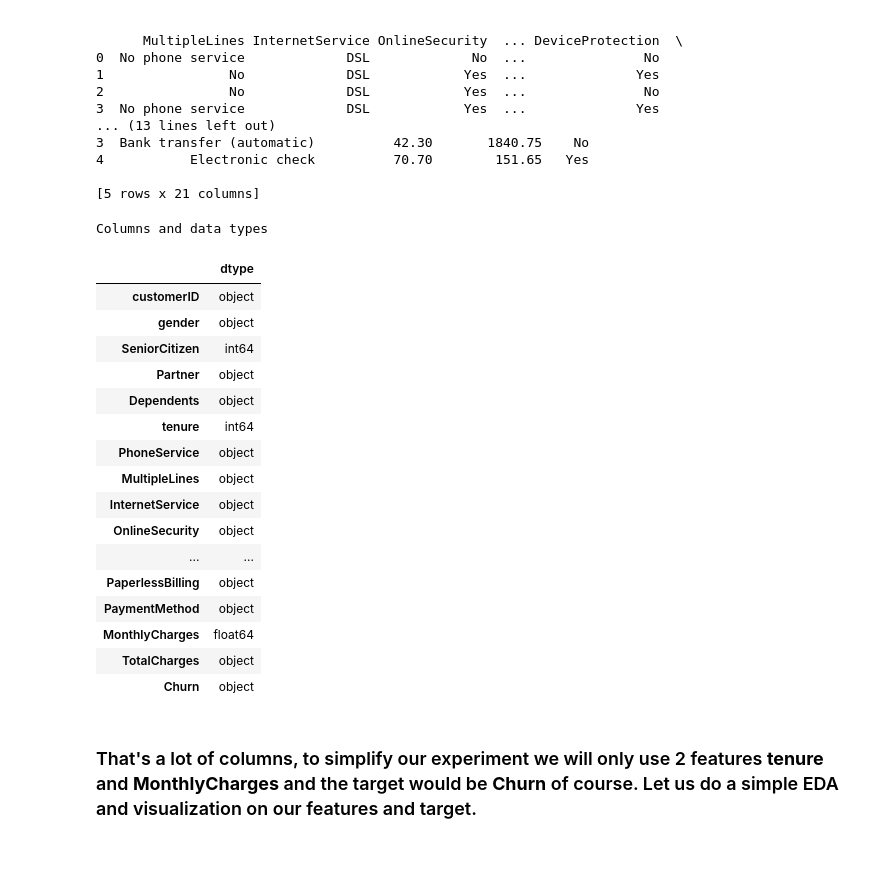
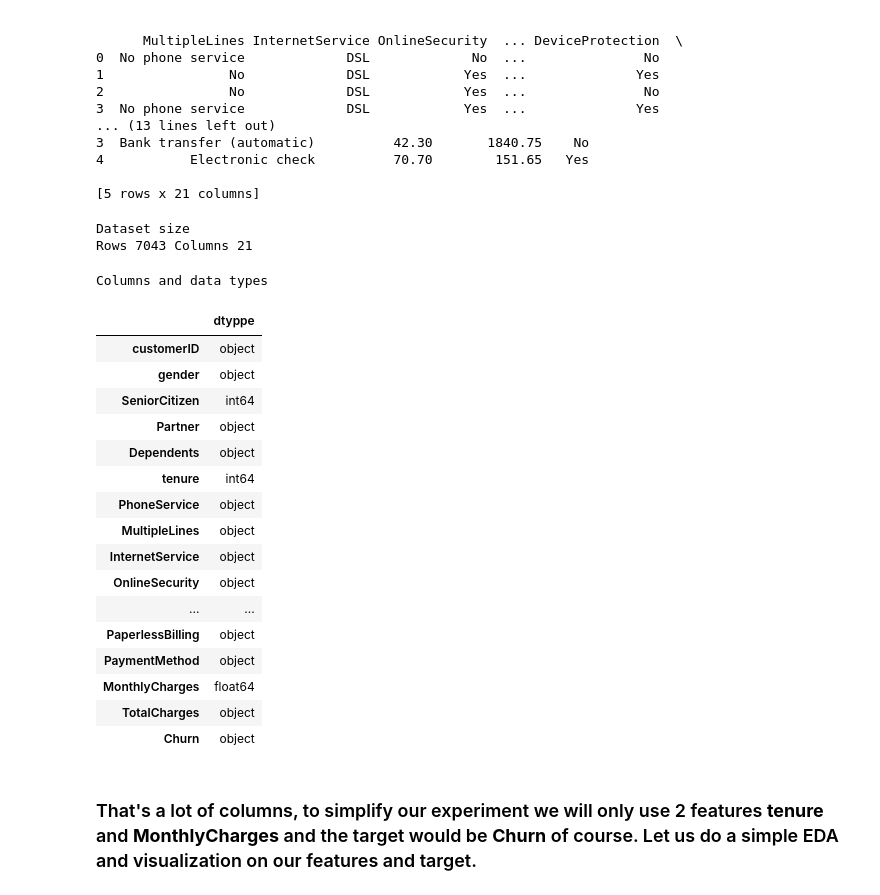
Before and after one commit to Bharatgaur/Projects, a Jupyter notebook: Logistic_Regression.ipynb, the cells around one changed output. Saved outputs shown, nothing was run; the diff lists cells and outputs as text; code cells hidden in the pictures; blank space fills up the shorter version.

```diff
--- a/Logistic_Regression.ipynb
+++ b/Logistic_Regression.ipynb
@@ -153,16 +153,14 @@ $$
 # %% [markdown]
 ## **Dataset initialization**
 # %%
-import pandas as pd
-
 # Raw content link for the dataset
 url = "https://raw.githubusercontent.com/Bharatgaur/Projects/main/WA_Fn-UseC_-Telco-Customer-Churn.csv"
 
 # Load the dataset
-df = pd.read_csv(url)
+data = pd.read_csv(url)
 
 # Display the first few rows
-print(df.head())
+print(data.head())
 # %% [output]
    customerID  gender  SeniorCitizen Partner Dependents  tenure PhoneService  \
 0  7590-VHVEG  Female              0     Yes         No       1           No
@@ -181,12 +179,18 @@ print(df.head())
 4           Electronic check          70.70        151.65   Yes
 
 [5 rows x 21 columns]
+# %%
+print("Dataset size")
+print("Rows {} Columns {}".format(data.shape[0], data.shape[1]))
+# %% [output]
+Dataset size
+Rows 7043 Columns 21
 # %%
 print("Columns and data types")
-pd.DataFrame(data.dtypes).rename(columns = {0:'dtype'})
+pd.DataFrame(data.dtypes).rename(columns = {0:'dtyppe'})
 # %% [output]
 Columns and data types
-|  | dtype |
+|  | dtyppe |
 | customerID | object |
 | gender | object |
 | SeniorCitizen | int64 |
```
Also changed, not shown: parts of 1 cell of this notebook.
